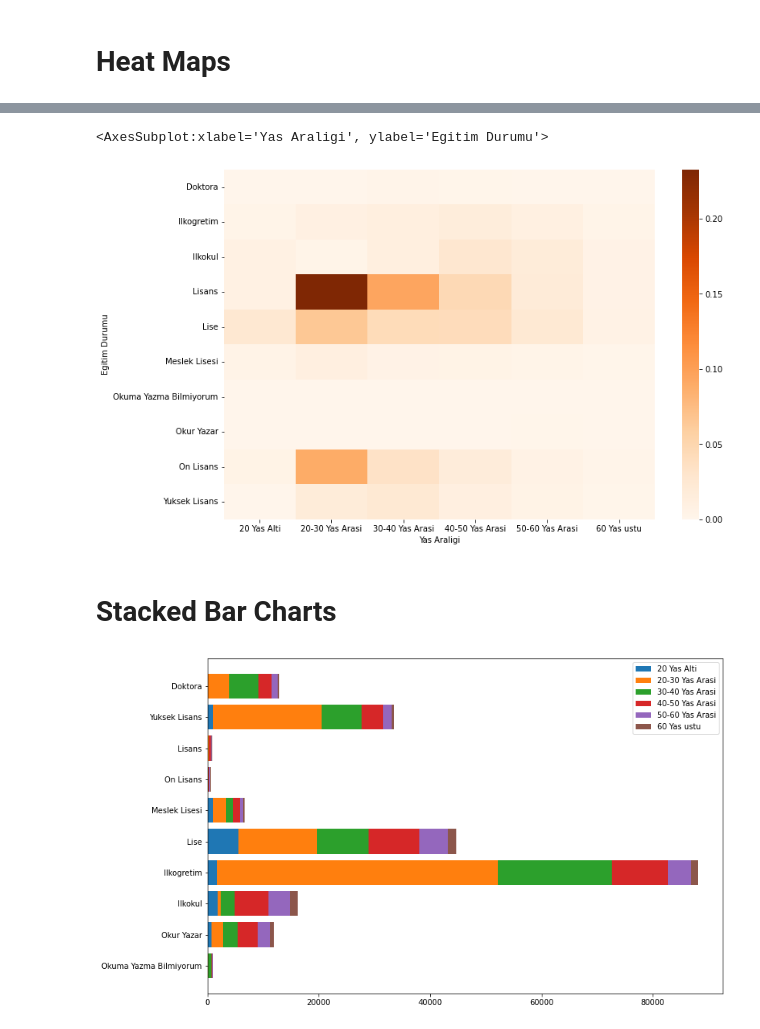
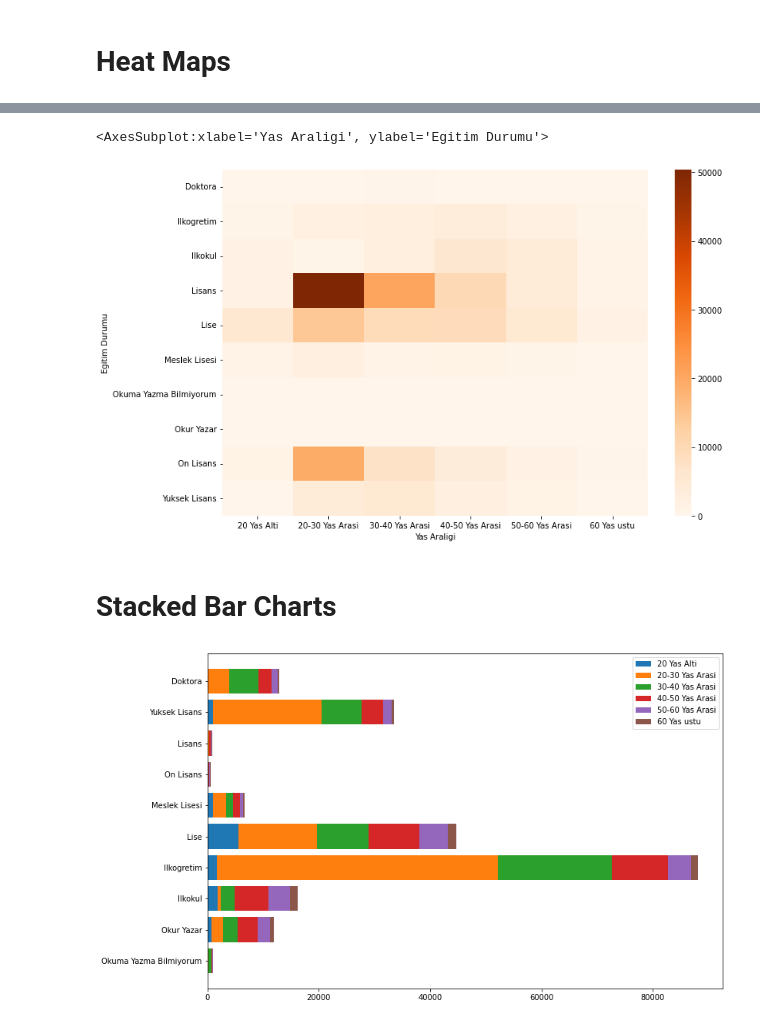
Before and after one commit to kaygun/2022-Spring-MAT381E, a Jupyter notebook: lecture-05/charts.ipynb, the cells around one changed output, grey strips where cells are left out. Cells and saved outputs as stored; diff of their text form; code cells hidden in the pictures.

```diff
--- a/lecture-05/charts.ipynb
+++ b/lecture-05/charts.ipynb
@@ -165,14 +165,14 @@ cross
 | Okur Yazar | 74 | 196 | 123 | 196 | 218 | 129 |
 | On Lisans | 1063 | 19396 | 7301 | 3843 | 1425 | 466 |
 | Yuksek Lisans | 7 | 3981 | 5136 | 2425 | 1030 | 346 |
-# %%
-plt.rcParams['figure.figsize'] = 12,8
-sns.heatmap(tmp, cmap='Oranges')
-# %% [output]
-<AxesSubplot:xlabel='Yas Araligi', ylabel='Egitim Durumu'>
-[figure, removed]
-# %% [markdown]
-# Stacked Bar Charts
+# %%
+plt.rcParams['figure.figsize'] = 12,8
+sns.heatmap(cross, cmap='Oranges')
+# %% [output]
+<AxesSubplot:xlabel='Yas Araligi', ylabel='Egitim Durumu'>
+[figure, added]
+# %% [markdown]
+# Stacked Bar Charts
 # %%
 egitim = ['Okuma Yazma Bilmiyorum', 'Okur Yazar', 'Ilkokul', 'Ilkogretim', 'Lise',
           'Meslek Lisesi', 'On Lisans', 'Lisans', 'Yuksek Lisans', 'Doktora']
```
Also changed, not shown: parts of 2 cells of this notebook, 1 other file.
